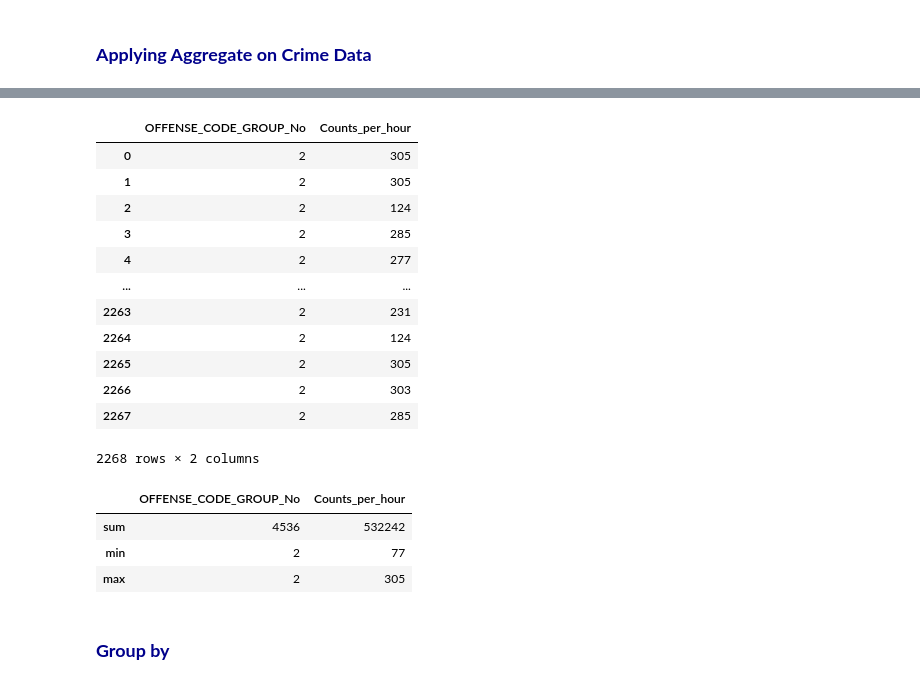
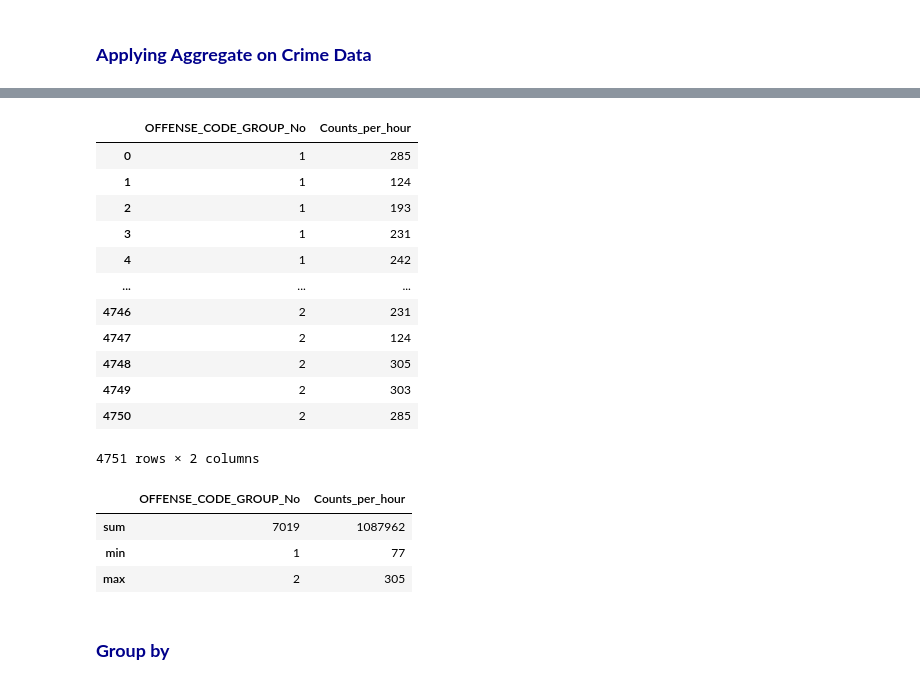
Before and after one commit to xxultraking/ZHAW-Data-Science-Fundamentals, a Jupyter notebook: Week5/DSF_05_Crime_Prep_Cleansing.ipynb, the cells around one changed output, grey strips where cells are left out. Drawn from its saved outputs; the diff is of its cells as text; code cells hidden in the pictures.

```diff
--- a/Week5/DSF_05_Crime_Prep_Cleansing.ipynb
+++ b/Week5/DSF_05_Crime_Prep_Cleansing.ipynb
@@ -41,10 +41,10 @@ plt.style.use('seaborn-whitegrid')
 %matplotlib inline
 # %%
 # Read data from your prepared example .csv-file into a dataframe (define seperator)
-df = pd.read_csv("crime_robbery_burglary_unclean.csv", delimiter=';', header=None, skiprows=1, names=['INCIDENT_NUMBER','OFFENSE_CODE','OFFENSE_CODE_GROUP','OFFENSE_CODE_GROUP_No','OFFENSE_DESCRIPTION','DISTRICT','District_simple','District_simple_No','REPORTING_AREA','OCCURRED_ON_DATE','Hour1','Start_Night','Start_Day','Night_Day','YEAR','MONTH','DAY_OF_WEEK','WE_Workday','WE_Workday_No','HOUR','Counts_per_hour','STREET','Lat','Long','Location'], index_col=False)
+df = pd.read_csv("data/Crime/crime_robbery_burglary_unclean.csv", delimiter=';', header=None, skiprows=1, names=['INCIDENT_NUMBER','OFFENSE_CODE','OFFENSE_CODE_GROUP','OFFENSE_CODE_GROUP_No','OFFENSE_DESCRIPTION','DISTRICT','District_simple','District_simple_No','REPORTING_AREA','OCCURRED_ON_DATE','Hour1','Start_Night','Start_Day','Night_Day','YEAR','MONTH','DAY_OF_WEEK','WE_Workday','WE_Workday_No','HOUR','Counts_per_hour','STREET','Lat','Long','Location'], index_col=False)
 
 ## Option: Short version for import
-#pd.read_csv('crime_robbery_burglary.csv', index_col=False)
+#pd.read_csv('data/Crime/crime_robbery_burglary.csv', index_col=False)
 #df = pd.DataFrame(crimedata)
 #df
 
@@ -183,3 +180,0 @@ memory usage: 928.2+ KB
-# %%
-df['OCCURRED_ON_DATE'] = df['OCCURRED_ON_DATE'].astype('datetime64[ns]')
-df.info()
@@ -442,5 +409,3 @@ memory usage: 963.2+ KB
-# %%
-df['OCCURRED_ON_DATE'] = df['OCCURRED_ON_DATE'].astype('datetime64[ns]')
 # %% [markdown]
 #### <font color='darkblue'>__→ The master file for the offense codes__</font>
 # %%
@@ -1108,28 +944,28 @@ df.agg(['sum', 'min'])
 2 rows × 25 columns
 # %%
 # Select only certain columns of your dataframe (if needed)
-df_aggr_crime = crimedata[["OFFENSE_CODE_GROUP_No", "Counts_per_hour"]]
+df_aggr_crime = df[["OFFENSE_CODE_GROUP_No", "Counts_per_hour"]]
 df_aggr_crime
 # %% [output]
 |  | OFFENSE_CODE_GROUP_No | Counts_per_hour |
-| 0 | 2 | 305 |
-| 1 | 2 | 305 |
-| 2 | 2 | 124 |
-| 3 | 2 | 285 |
-| 4 | 2 | 277 |
+| 0 | 1 | 285 |
+| 1 | 1 | 124 |
+| 2 | 1 | 193 |
+| 3 | 1 | 231 |
+| 4 | 1 | 242 |
 | ... | ... | ... |
-| 2263 | 2 | 231 |
-| 2264 | 2 | 124 |
-| 2265 | 2 | 305 |
-| 2266 | 2 | 303 |
-| 2267 | 2 | 285 |
+| 4746 | 2 | 231 |
+| 4747 | 2 | 124 |
+| 4748 | 2 | 305 |
+| 4749 | 2 | 303 |
+| 4750 | 2 | 285 |
-2268 rows × 2 columns
+4751 rows × 2 columns
 # %%
 df_aggr_crime.agg(['sum', 'min', 'max'])
 # %% [output]
 |  | OFFENSE_CODE_GROUP_No | Counts_per_hour |
-| sum | 4536 | 532242 |
-| min | 2 | 77 |
+| sum | 7019 | 1087962 |
+| min | 1 | 77 |
 | max | 2 | 305 |
 # %% [markdown]
 ## <a id='groupby'></a>
```
Also changed, not shown: parts of 32 cells of this notebook.
